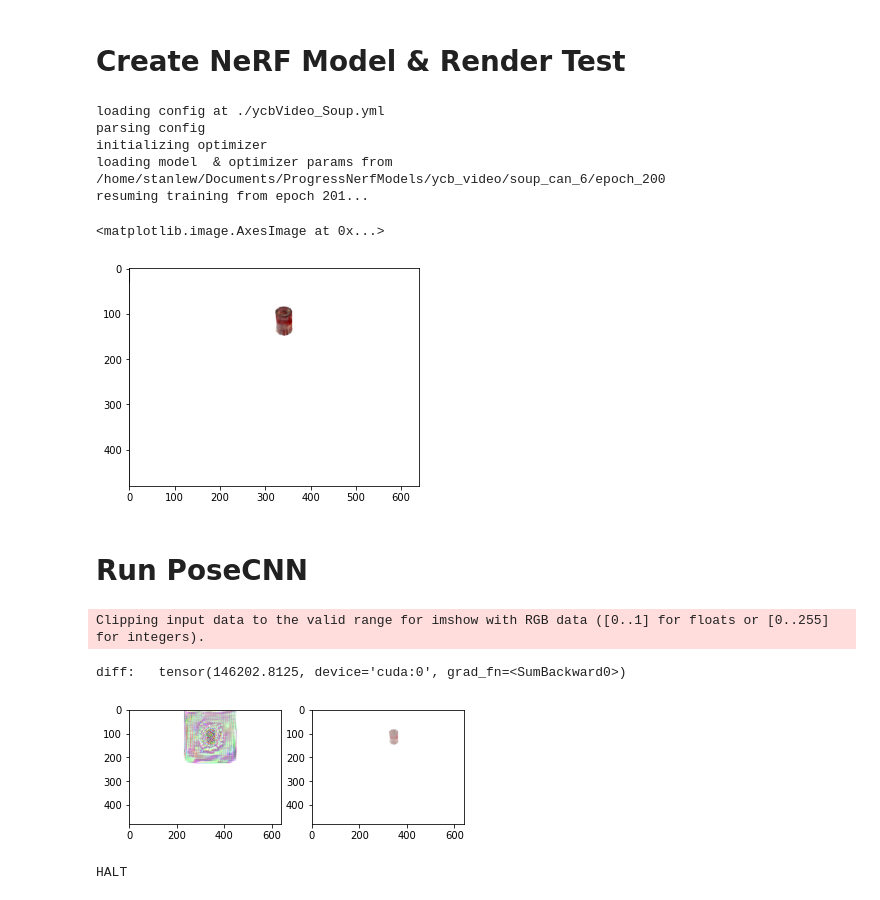
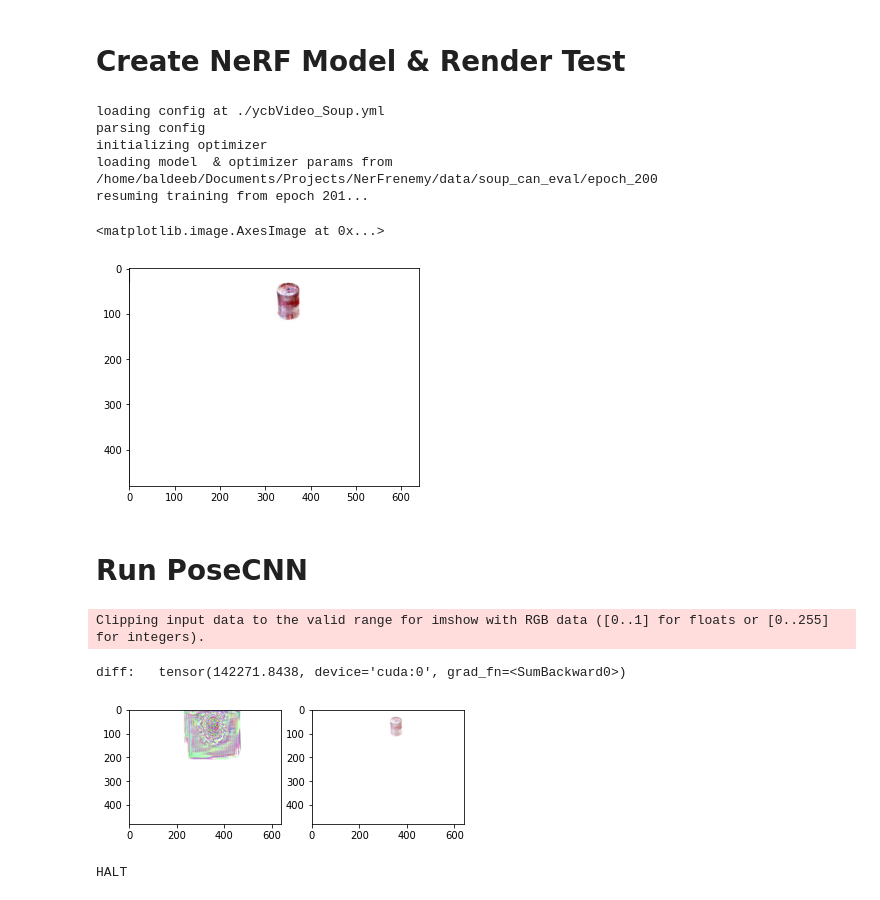
Before and after one commit to stanlew7531/NerFrenemy, a Jupyter notebook: GeometryBPSandbox.ipynb, the cells around one changed output. Saved outputs shown, nothing was run; the diff lists cells and outputs as text; code cells hidden in the pictures.

Commit message:
Step towards at integrating nerf and ycb renders.

```diff
--- a/GeometryBPSandbox.ipynb
+++ b/GeometryBPSandbox.ipynb
@@ -125,29 +122,37 @@ def toSE3Matrix(rotation, offset):
     mat[0:3,3] = np.array(offset)
     return mat
 # %%
+# NOTE: Testing tools for visualizing the nerf rendering.
+
 def get_test_pose():    # TODO: remove
+    offset = np.array([0.052757302998853915, -0.2394366825095671, 1.5026748131467889])
     quat = np.array([0.28405447470305767, 0.7107763388551345, 0.5857394722169705, -0.26649450690745147])
-    offset = np.array([0.052757302998853915, -0.2394366825095671, 2.0026748131467889])
     return toSE3Matrix(quat, offset)
+
+# from transforms3d.quaternions import axangle2quat
+# def get_test_pose():    # TODO: remove
+#     quat = axangle2quat([0.0, 1, 0.0], np.pi/4) # axangle2quat([1, 0, 0], np.pi)
+#     offset = np.array([0.0, 0.0, 0.30])
+#     return toSE3Matrix(quat, offset)
 # %%
 config_file = "./ycbVideo_Soup.yml"
 arch = VoxelGridCachedNerf(config_file)
 test_pose = get_test_pose()
-test_cam_pose = np.linalg.inv(test_pose)
-test_poses = torch.cat((torch.Tensor(test_cam_pose).unsqueeze(0),), dim = 0)
+test_pose = np.linalg.inv(test_pose)
+test_pose = torch.Tensor(test_pose).unsqueeze(0)
 # %% [output]
 loading config at ./ycbVideo_Soup.yml
 parsing config
 initializing optimizer
-loading model  & optimizer params from /home/stanlew/Documents/ProgressNerfModels/ycb_video/soup_can_6/epoch_200
+loading model  & optimizer params from /home/baldeeb/Documents/Projects/NerFrenemy/data/soup_can_eval/epoch_200
 resuming training from epoch 201...
 # %%
-renderings = arch.doFullRender(test_poses, use_cache=True)
+renderings = arch.doFullRender(test_pose, use_cache=True)
 nerf_rgb = renderings['rgb'].contiguous().reshape((1, 640, 480, 3)).transpose(1,2).contiguous()
 plt.imshow(nerf_rgb.cpu().squeeze().numpy())
 # %% [output]
 <matplotlib.image.AxesImage at 0x...>
-[figure, old version]
+[figure, new version]
 # %% [markdown]
 # Run PoseCNN
 # %%
@@ -226,6 +231,6 @@ with torch.enable_grad():
     print("HALT")
 # %% [output]
 Clipping input data to the valid range for imshow with RGB data ([0..1] for floats or [0..255] for integers).
-diff:   tensor(146202.8125, device='cuda:0', grad_fn=<SumBackward0>)
+diff:   tensor(142271.8438, device='cuda:0', grad_fn=<SumBackward0>)
-[figure, old version]
+[figure, new version]
 HALT
```
Also changed, not shown: parts of 3 cells of this notebook.
